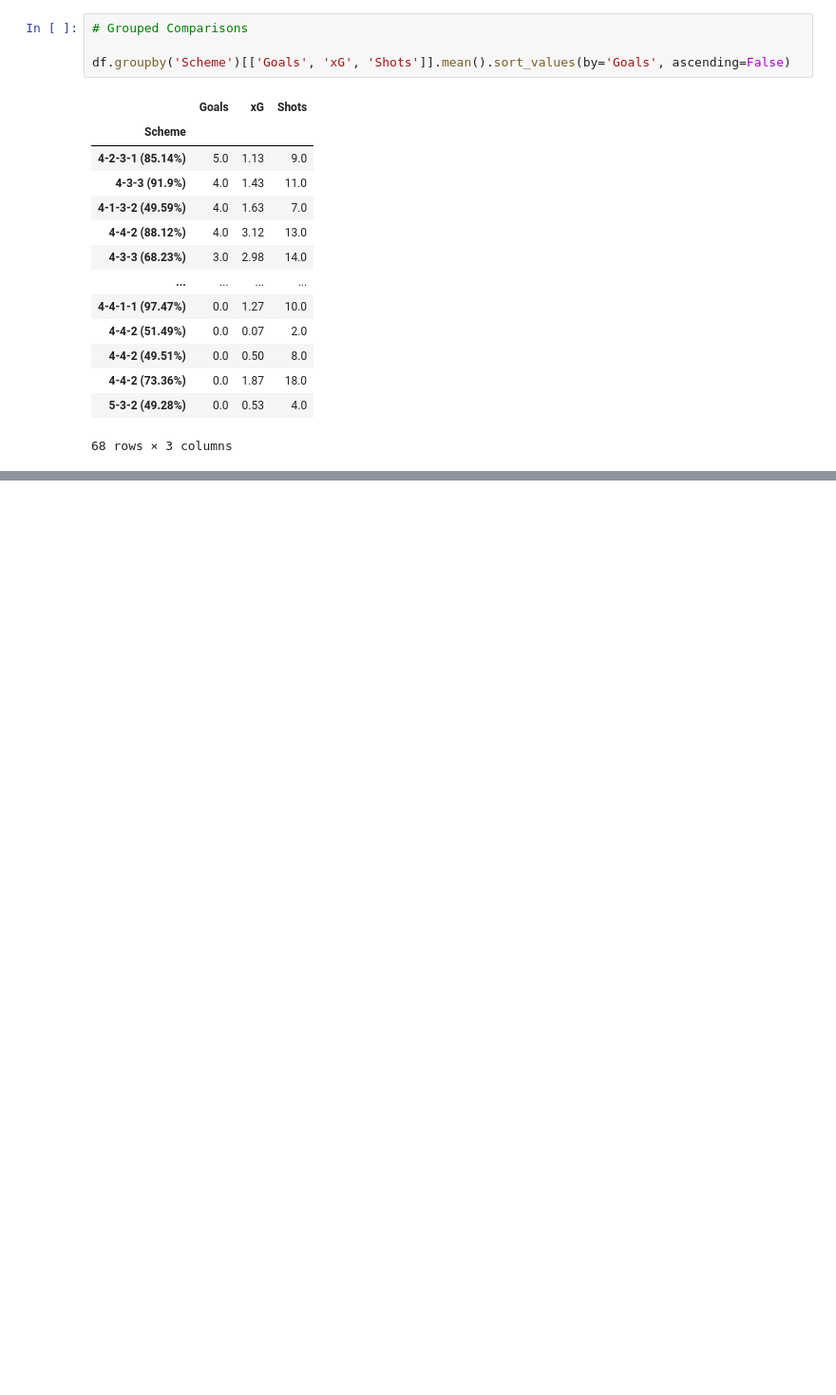
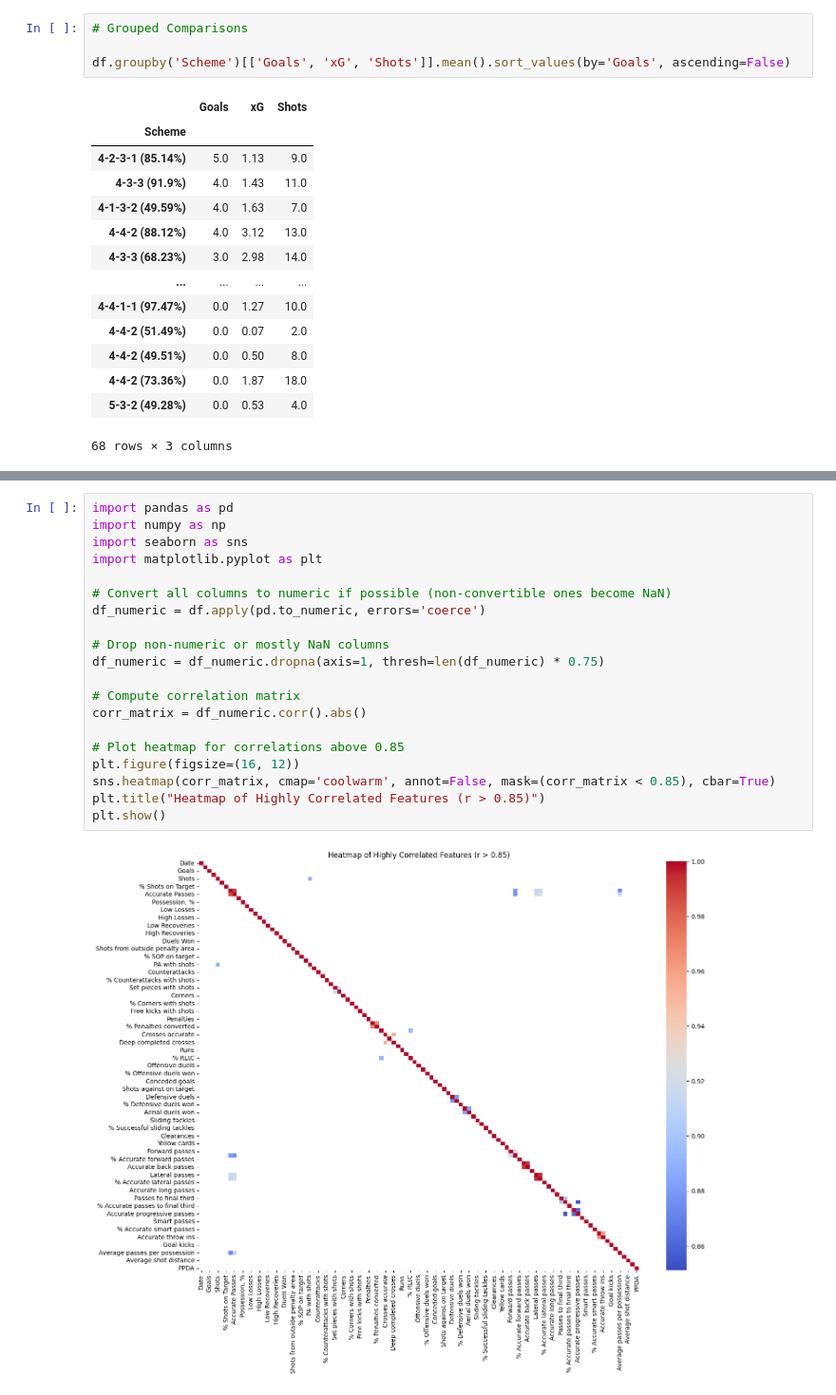
Before and after one commit to jellis1111/Crown-Legacy-Analysis, a Jupyter notebook: Crown Legacy Stats_EDA.ipynb, the cells around one changed output, grey strips where cells are left out. Shown at 95% size. Saved outputs shown, nothing was run; the diff lists cells and outputs as text; blank space fills up the shorter version.

```diff
--- a/Crown Legacy Stats_EDA.ipynb
+++ b/Crown Legacy Stats_EDA.ipynb
@@ -153,0 +284,22 @@ df.groupby('Scheme')[['Goals', 'xG', 'Shots']].mean().sort_values(by='Goals', as
+# %%
+import pandas as pd
+import numpy as np
+import seaborn as sns
+import matplotlib.pyplot as plt
+
+# Convert all columns to numeric if possible (non-convertible ones become NaN)
+df_numeric = df.apply(pd.to_numeric, errors='coerce')
+
+# Drop non-numeric or mostly NaN columns
+df_numeric = df_numeric.dropna(axis=1, thresh=len(df_numeric) * 0.75)
+
+# Compute correlation matrix
+corr_matrix = df_numeric.corr().abs()
+
+# Plot heatmap for correlations above 0.85
+plt.figure(figsize=(16, 12))
+sns.heatmap(corr_matrix, cmap='coolwarm', annot=False, mask=(corr_matrix < 0.85), cbar=True)
+plt.title("Heatmap of Highly Correlated Features (r > 0.85)")
+plt.show()
+# %% [output]
+[figure, added]
```
Also changed, not shown: parts of 28 cells of this notebook.
